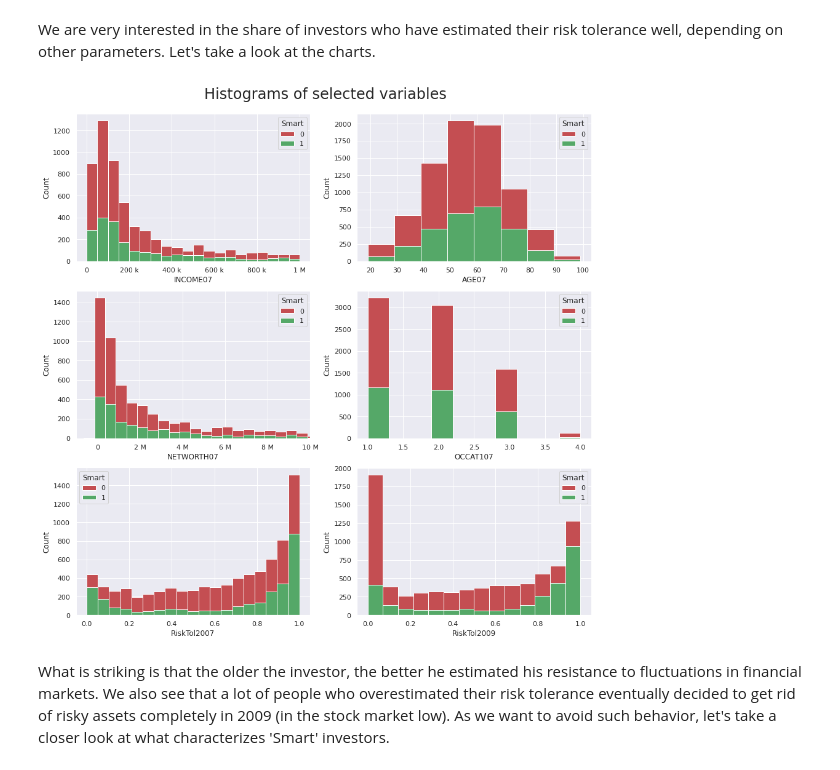
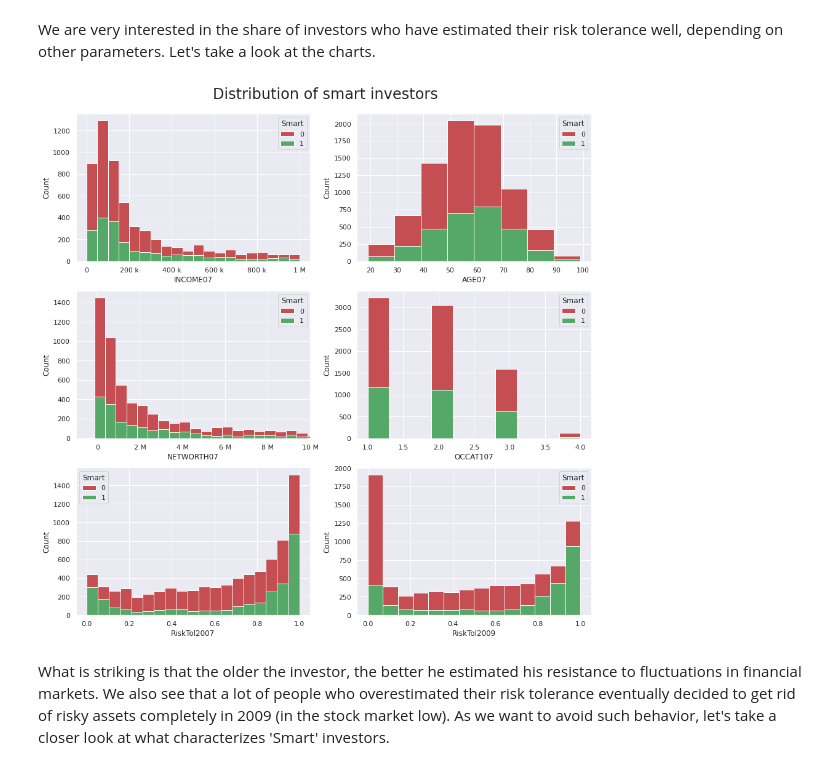
Before and after one commit to tomasz-te/Risk-Tolerance, a Jupyter notebook: Investor_risk_tolerance.ipynb, the cells around one changed output. Cells and saved outputs as stored; diff of their text form; code cells hidden in the pictures.

```diff
--- a/Investor_risk_tolerance.ipynb
+++ b/Investor_risk_tolerance.ipynb
@@ -169,26 +173,26 @@ Index(['Unnamed: 0', 'AGE07', 'EDCL07', 'MARRIED07', 'KIDS07', 'OCCAT107',
 We are very interested in the share of investors who have estimated their risk tolerance well, depending on other parameters. Let's take a look at the charts.
 # %%
 fig, ax = plt.subplots(3,2, figsize=(15,15))
-fig.suptitle('Histograms of selected variables',y=0.92,fontsize=24)
+fig.suptitle('Distribution of smart investors',y=0.92,fontsize=24)
 
 ax[0,0].xaxis.set_major_formatter(ticker.EngFormatter())
 sns.histplot(ax=ax[0,0], x=df[df['INCOME07']<1000000]['INCOME07'], kde=False, binwidth=50e3, hue=df['Smart'], multiple='stack',palette=["r", "g"], alpha=1)
 
 ax[1,0].set_xlim(-10e5,10e6)
 ax[1,0].xaxis.set_major_formatter(ticker.EngFormatter())
 sns.histplot(ax=ax[1,0], x=df[df['NETWORTH07']<10000000]['NETWORTH07'], kde=False, binwidth=50e4, hue=df['Smart'], multiple='stack',palette=["r", "g"], alpha=1)
 
 sns.histplot(ax=ax[0,1], x=df['AGE07'], kde=False, binwidth=10, hue=df['Smart'], multiple='stack', palette=["r", "g"], alpha=1)
 
 sns.histplot(ax=ax[1,1], x=df['OCCAT107'], kde=False, binwidth=0.3, hue=df['Smart'], multiple='stack', palette=["r", "g"], alpha=1)
 
 sns.histplot(ax=ax[2,0], x=df['RiskTol2007'], kde=False, bins='auto', hue=df['Smart'], multiple='stack', palette=["r", "g"], alpha=1)
 
 sns.histplot(ax=ax[2,1], x=df['RiskTol2009'], kde=False, bins='auto', hue=df['Smart'], multiple='stack', palette=["r", "g"], alpha=1)
 
 plt.show()
 # %% [output]
-[figure, old version]
+[figure, new version]
 # %% [markdown]
 What is striking is that the older the investor, the better he estimated his resistance to fluctuations in financial markets. We also see that a lot of people who overestimated their risk tolerance eventually decided to get rid of risky assets completely in 2009 (in the stock market low). As we want to avoid such behavior, let's take a closer look at what characterizes 'Smart' investors.
 # %%
```
Also changed, not shown: parts of 10 cells of this notebook.
